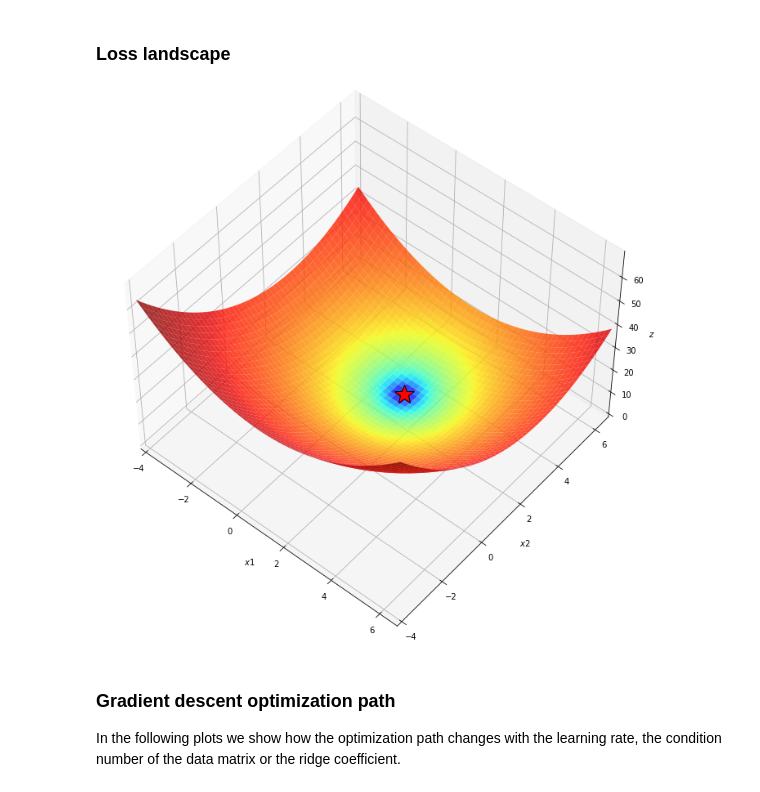
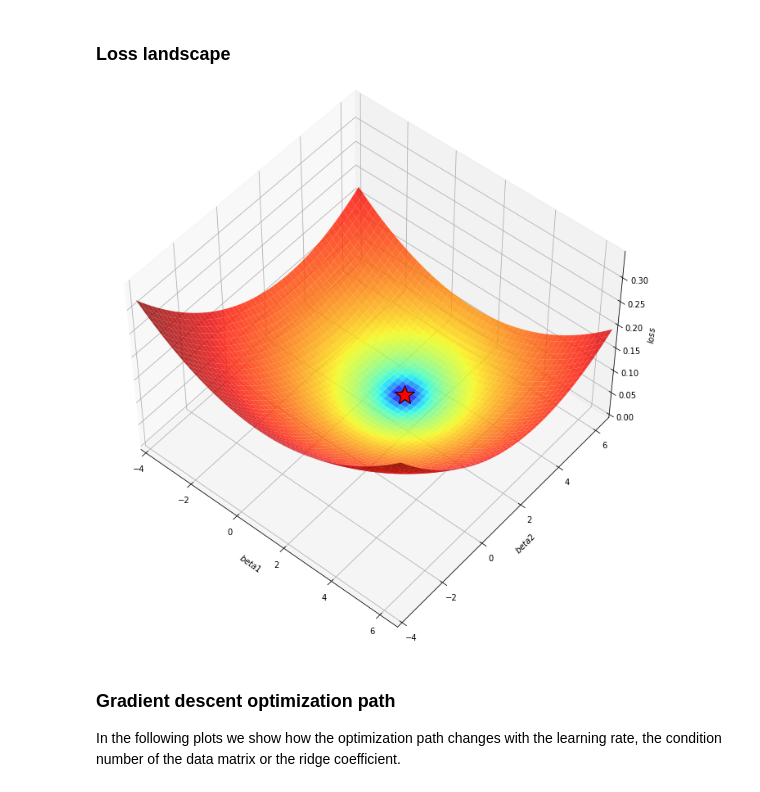
Before and after one commit to rstol/iml-demos, a Jupyter notebook: iml2021/Optimization.ipynb, the cells around one changed output. Cells and saved outputs as stored; diff of their text form; code cells hidden in the pictures.

```diff
--- a/iml2021/Optimization.ipynb
+++ b/iml2021/Optimization.ipynb
@@ -217,28 +219,28 @@ init_optimization_problem(condition_number=5)
 # %% [markdown]
 ### Loss landscape
 # %%
-opt_pb = init_optimization_problem()
-x1, x2, z = opt_pb["x1"], opt_pb["x2"], opt_pb["z"]
+opt_pb = init_optimization_problem(l2_coef=0.)
+beta1, beta2, z = opt_pb["beta1"], opt_pb["beta2"], opt_pb["z"]
 f, global_minimum = opt_pb["f"], opt_pb["global_minimum"]
 
 fig = plt.figure(figsize=(figure_width, figure_height))
 ax = plt.axes(projection='3d', elev=50, azim=-50)
 
-ax.plot_surface(x1, x2, z, norm=LogNorm(), rstride=1, cstride=1,
+ax.plot_surface(beta1, beta2, z, norm=LogNorm(), rstride=1, cstride=1,
                 edgecolor='none', alpha=.8, cmap=plt.cm.jet)
-ax.plot([global_minimum[0]], [global_minimum[1]], [f(global_minimum)], 'r*', markersize=25,
+ax.plot([global_minimum[0]], [global_minimum[1]], f(global_minimum), 'r*', markersize=25,
         markeredgecolor="black", color="red", zorder=10)
 
-ax.set_xlabel('$x1$')
-ax.set_ylabel('$x2$')
-ax.set_zlabel('$z$')
+ax.set_xlabel('$beta1$')
+ax.set_ylabel('$beta2$')
+ax.set_zlabel('$loss$')
 
-ax.set_xlim((x1min, x1max))
-ax.set_ylim((x2min, x2max))
+ax.set_xlim((beta1_min, beta1_max))
+ax.set_ylim((beta2_min, beta2_max))
 
 plt.show()
 # %% [output]
-[figure, old version]
+[figure, new version]
 # %% [markdown]
 ### Gradient descent optimization path
 
```
Also changed, not shown: parts of 8 cells of this notebook.
